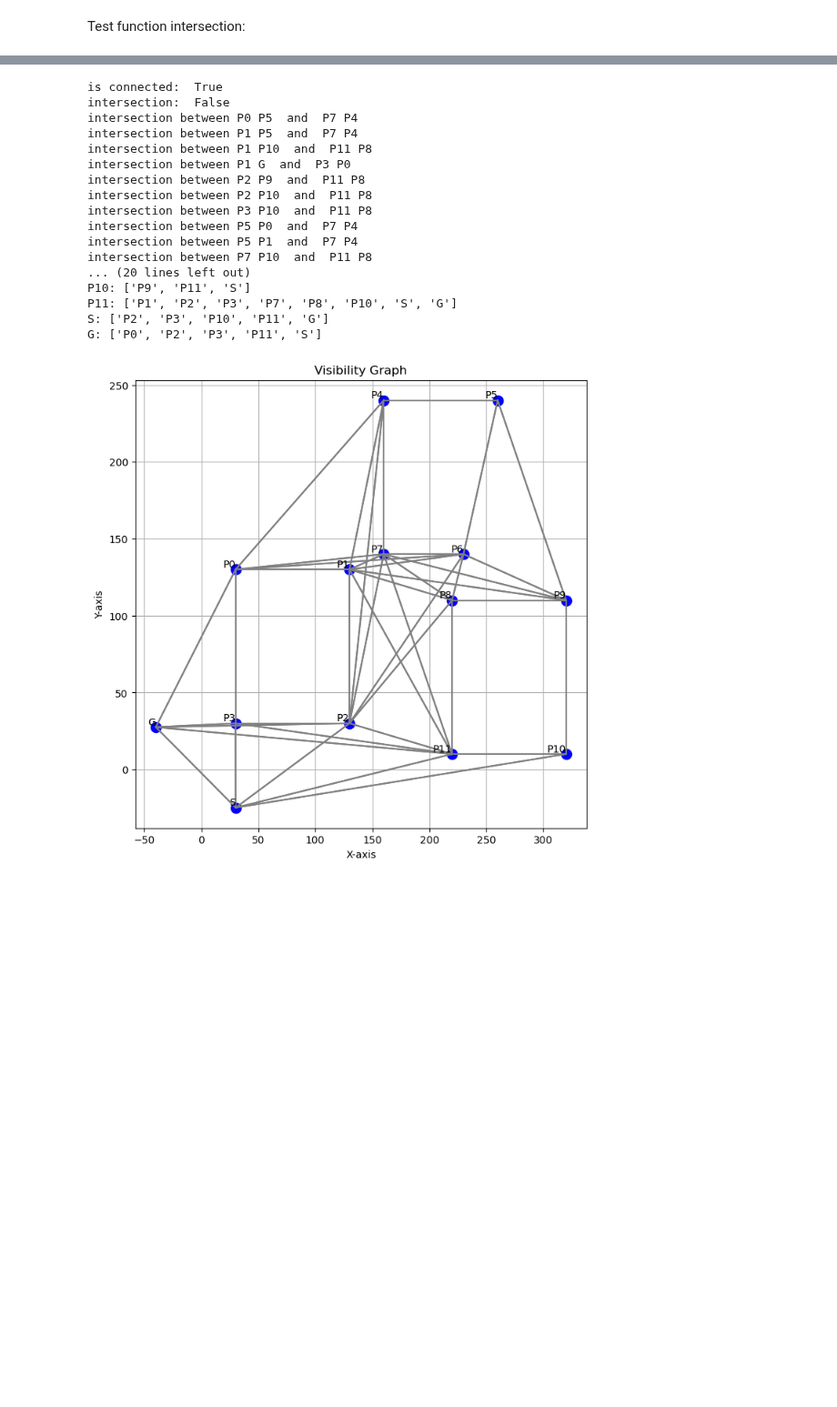
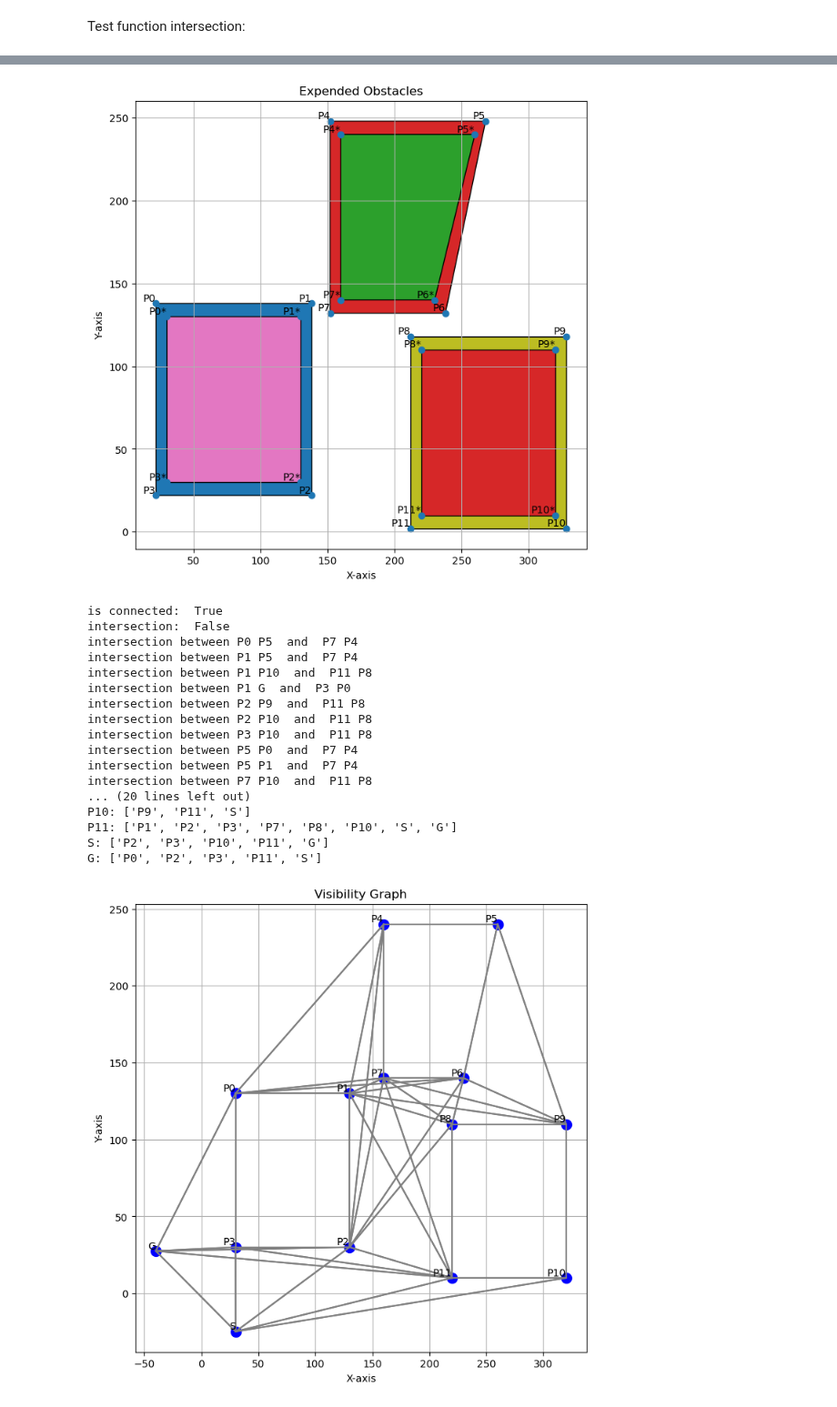
Before and after one commit to Armonis5/ThymioMob, a Jupyter notebook: project_globalmaps.ipynb, the cells around one changed output, grey strips where cells are left out. Shown at 91% size. Saved outputs shown, nothing was run; the diff lists cells and outputs as text; code cells hidden in the pictures; blank space fills up the shorter version.

Commit message:
plot expended_objects

```diff
--- a/project_globalmaps.ipynb
+++ b/project_globalmaps.ipynb
@@ -437,3 +434,55 @@ plot_objects(object_edges, SandG,expended_edges)
+# %%
+import matplotlib.pyplot as plt
+from matplotlib.patches import Polygon
+import random
+
+def plot_objects(object_corners, SandG, expended_corners):
+    point_names = name2coord(expended_corners, SandG)
+    point_names2 = name2coord(object_corners, SandG)
+    point_names.pop('S', None)
+    point_names.pop('G', None)
+    point_names2.pop('S', None)
+    point_names2.pop('G', None)
+    plt.figure(figsize=(8, 8))
+
+    # Merge both dictionaries while skipping the 'S' and 'G' keys
+    i = 0
+    for pt, coord in point_names2.items():
+        point_names[f"P{i}*"] = coord
+        i += 1
+
+    # Extract shapes formed by 4 consecutive points
+    shapes = [list(point_names.values())[i:i+4] for i in range(0, len(point_names) - 3, 4)]
+
+    # Create a dictionary to map shapes to unique colors
+    color_dict = {}
+    for shape in shapes:
+        if str(shape) not in color_dict:
+            color_dict[str(shape)] = plt.cm.get_cmap('tab10')(random.random())
+
+    # Plot the shapes with assigned colors
+    for shape in shapes:
+        plt.gca().add_patch(Polygon(shape, closed=True, fill=True, facecolor=color_dict[str(shape)], edgecolor='black'))
+
+    # Plot the points with their names
+    x_values = [point[0] for point in point_names.values()]
+    y_values = [point[1] for point in point_names.values()]
+    plt.scatter(x_values, y_values)
+    for point_name, point_coords in point_names.items():
+        plt.text(point_coords[0], point_coords[1], point_name, ha='right', va='bottom')
+
+    # Set plot labels and title
+    plt.xlabel('X-axis')
+    plt.ylabel('Y-axis')
+    plt.title('Expended Obstacles')
+
+    # Show plot
+    plt.grid(True)
+    plt.show()
+
+plot_objects(object_edges, SandG, expended_edges)
+# %% [output]
+[figure, added]
 # %%
 def is_connected(point1, point2, object_edges):
     point_names = name2coord(object_edges, SandG)
```
Also changed, not shown: parts of 4 cells of this notebook.
